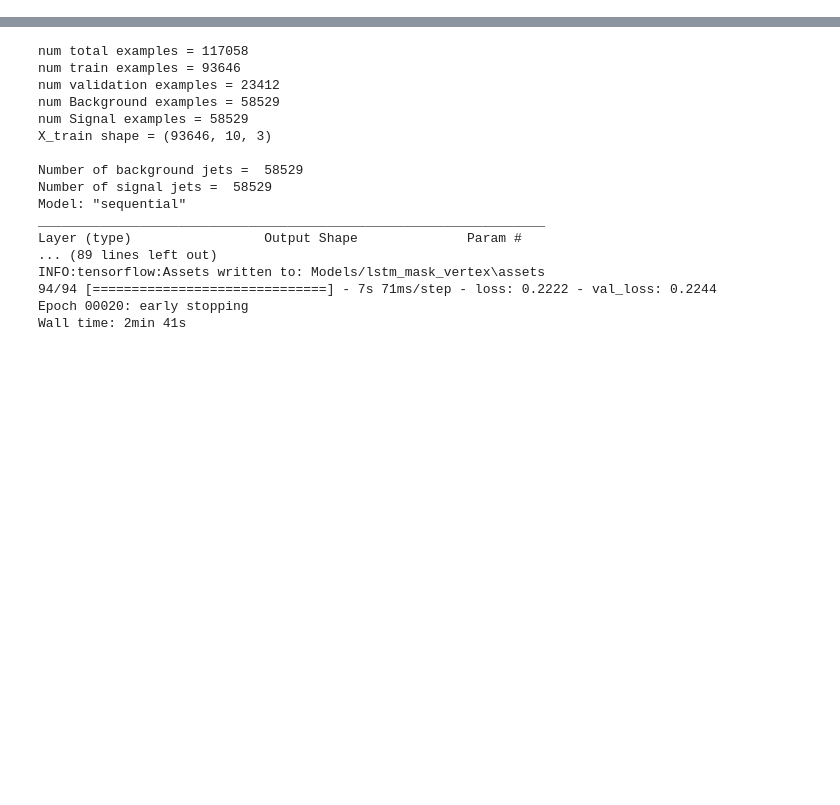
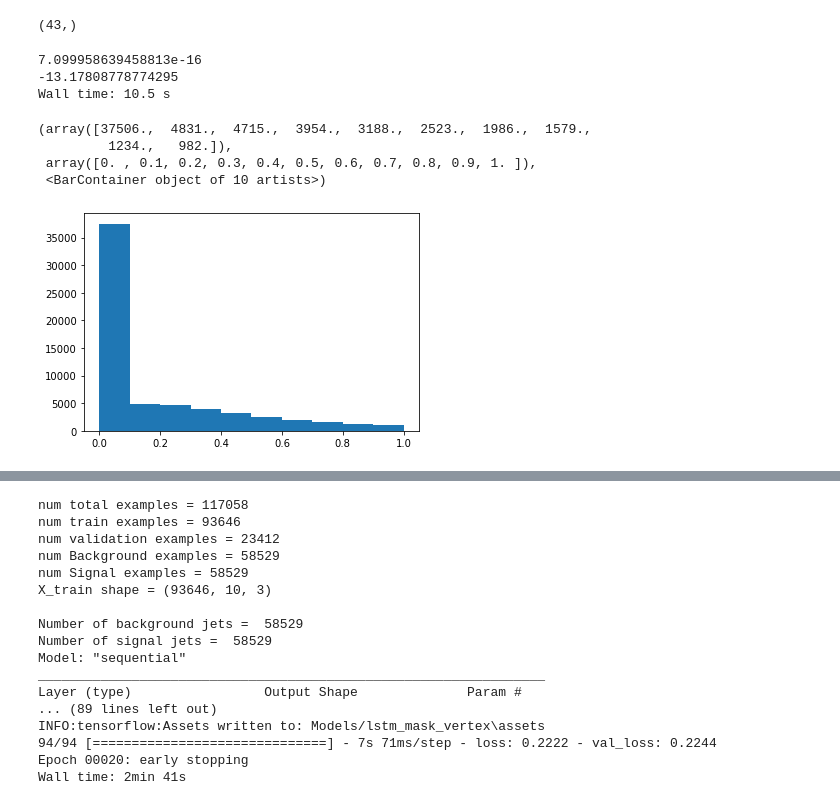
Before and after one commit to noamwunch/displaced_tracks, a Jupyter notebook: Vertex_Level_LSTM.ipynb, the cells around one changed output, grey strips where cells are left out. Saved outputs shown, nothing was run; the diff lists cells and outputs as text; code cells hidden in the pictures; blank space fills up the shorter version.

```diff
--- a/Vertex_Level_LSTM.ipynb
+++ b/Vertex_Level_LSTM.ipynb
@@ -12,0 +41,35 @@ Wall time: 4.44 s
+# %%
+B.vert_disp.to_numpy().shape
+# %% [output]
+(43,)
+# %%
+%%time
+# Train NN
+max_ev = int(1e5)
+n_constits = 10
+sort = 'vert_disp'
+trunc = True
+
+#B_path = data_path + "event_level_vert/bb1_vert.txt"
+#S_path = data_path + "event_level_vert/dark1_vert.txt"
+B_path = ["Data/from_cluster/bb{}.txt".format(i) for i in range(1,5)]
+S_path = ["Data/from_cluster/dark{}.txt".format(i) for i in range(1,5)]
+
+B = events_to_df_vert1(B_path, label=0, max_ev=max_ev, n_constits=n_constits, sort=sort, trunc=trunc)
+S = events_to_df_vert1(S_path, label=1, max_ev=max_ev, n_constits=n_constits, sort=sort, trunc=trunc)
+B = B[:len(S)]
+S = S[:len(B)]
+arr = np.vstack(B.vert_disp.to_numpy())
+arr = np.where(arr==-10.0,np.nan,arr)
+print(np.nanmean(arr - np.nanmean(arr)))
+print(np.nanmedian(arr - np.nanmean(arr)))
+plt.hist(arr.flatten(), range=[0,1])
+# %% [output]
+7.099958639458813e-16
+-13.17808778774295
+Wall time: 10.5 s
+(array([37506.,  4831.,  4715.,  3954.,  3188.,  2523.,  1986.,  1579.,
+         1234.,   982.]),
+ array([0. , 0.1, 0.2, 0.3, 0.4, 0.5, 0.6, 0.7, 0.8, 0.9, 1. ]),
+ <BarContainer object of 10 artists>)
+[figure, added]
```
Also changed, not shown: parts of 6 cells of this notebook, 5 other files.
